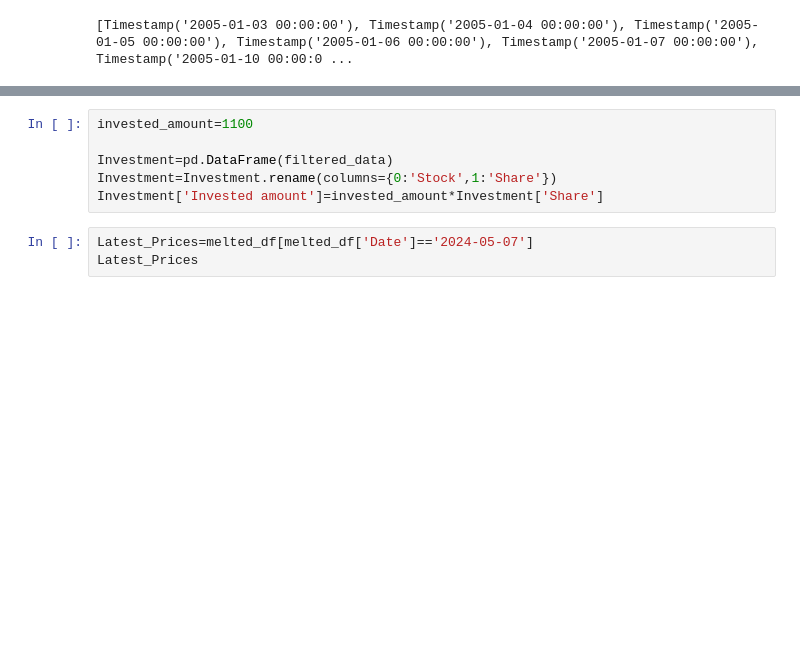
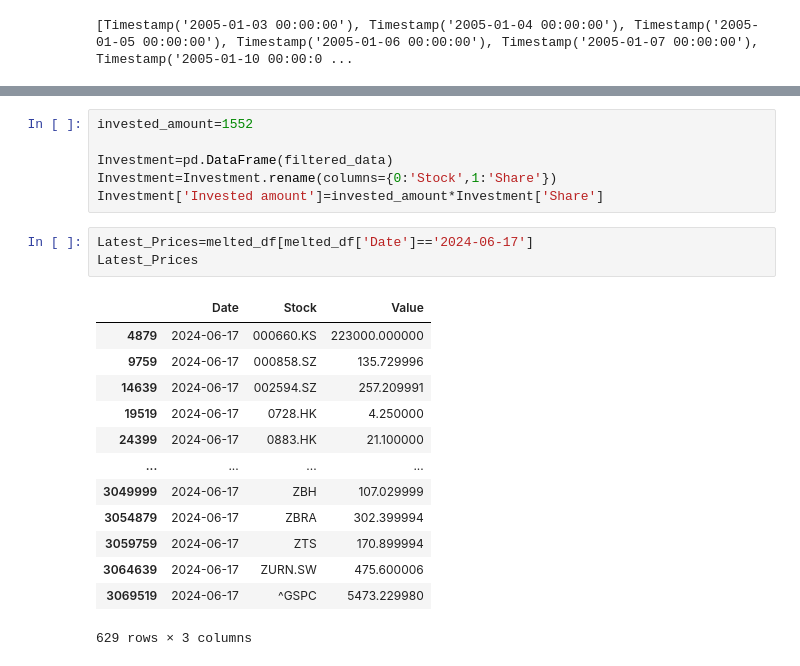
Before and after one commit to Dante-of-Chess/Trading_Strategies, a Jupyter notebook: Investing.ipynb, the cells around one changed output, grey strips where cells are left out. Drawn from its saved outputs; the diff is of its cells as text; blank space fills up the shorter version.

```diff
--- a/Investing.ipynb
+++ b/Investing.ipynb
@@ -269,12 +303,26 @@ melted_df
 # %%
-invested_amount=1100
+invested_amount=1552
 
 Investment=pd.DataFrame(filtered_data)
 Investment=Investment.rename(columns={0:'Stock',1:'Share'})
 Investment['Invested amount']=invested_amount*Investment['Share']
 # %%
-Latest_Prices=melted_df[melted_df['Date']=='2024-05-07']
+Latest_Prices=melted_df[melted_df['Date']=='2024-06-17']
 Latest_Prices
+# %% [output]
+|  | Date | Stock | Value |
+| 4879 | 2024-06-17 | 000660.KS | 223000.000000 |
+| 9759 | 2024-06-17 | 000858.SZ | 135.729996 |
+| 14639 | 2024-06-17 | 002594.SZ | 257.209991 |
+| 19519 | 2024-06-17 | 0728.HK | 4.250000 |
+| 24399 | 2024-06-17 | 0883.HK | 21.100000 |
+| ... | ... | ... | ... |
+| 3049999 | 2024-06-17 | ZBH | 107.029999 |
+| 3054879 | 2024-06-17 | ZBRA | 302.399994 |
+| 3059759 | 2024-06-17 | ZTS | 170.899994 |
+| 3064639 | 2024-06-17 | ZURN.SW | 475.600006 |
+| 3069519 | 2024-06-17 | ^GSPC | 5473.229980 |
+629 rows × 3 columns
 # %%
 Full_Data=pd.merge(Investment,Latest_Prices,on='Stock',how='left')
 Full_Data['Number of shares purchased']=Full_Data['Invested amount']/Full_Data['Value']
```
Also changed, not shown: parts of 7 cells of this notebook, 1 other file.
